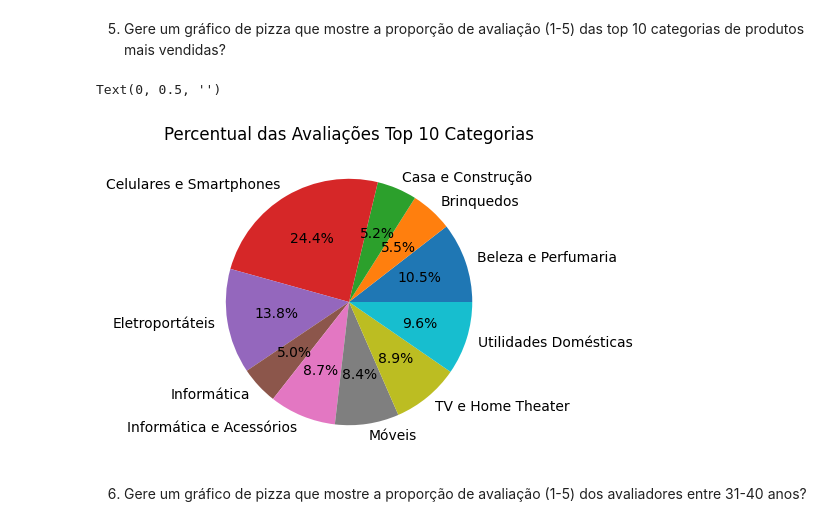
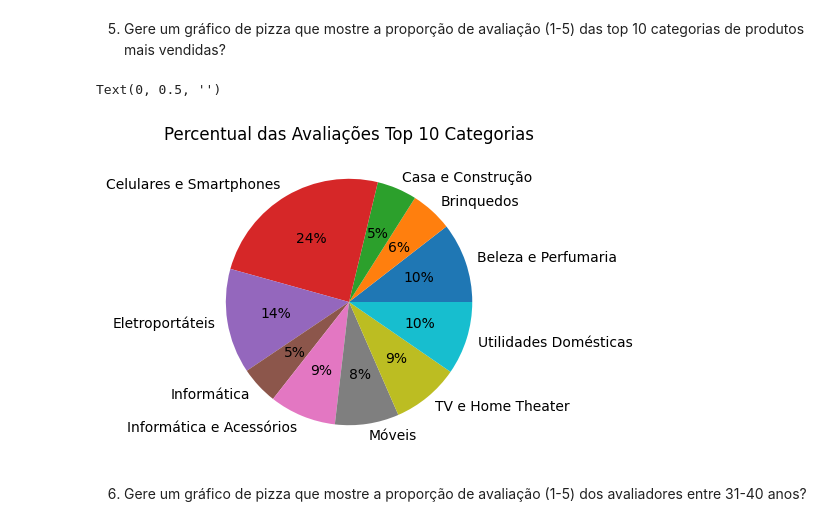
Before and after one commit to jaquedebrito/Atividades_TrilhaParaElas_FaseMentoria, a Jupyter notebook: Copy_of_Atividades_TrilhaParaElas.ipynb, the cells around one changed output. Drawn from its saved outputs; the diff is of its cells as text; code cells hidden in the pictures.

```diff
--- a/Copy_of_Atividades_TrilhaParaElas.ipynb
+++ b/Copy_of_Atividades_TrilhaParaElas.ipynb
@@ -108,14 +137,14 @@ Text(0, 0.5, 'Quantidade de Avaliações')
 # %% [markdown]
 5. Gere um gráfico de pizza que mostre a proporção de avaliação (1-5) das top 10 categorias de produtos mais vendidas?
 # %%
-#Gera gráfico de pizza. Autopct: é uma string ou função usada para rotular as partes do gráfico com seus valores numéricos
+# Gera gráfico de pizza. Autopct: é uma string ou função usada para rotular as partes do gráfico com seus valores numéricos
 plt.figure(figsize=(6, 4))
-df['site_category_lv1'].value_counts().head(10).sort_index().plot(kind='pie', autopct='%1.1f%%')
+df['site_category_lv1'].value_counts().head(10).sort_index().plot(kind='pie', autopct='%1.0f%%')
 plt.title('Percentual das Avaliações Top 10 Categorias')
 plt.ylabel('')
 # %% [output]
 Text(0, 0.5, '')
-[figure, old version]
+[figure, new version]
 # %% [markdown]
 6. Gere um gráfico de pizza que mostre a proporção de avaliação (1-5) dos avaliadores entre 31-40 anos?
 # %%
```
Also changed, not shown: parts of 21 cells of this notebook.
